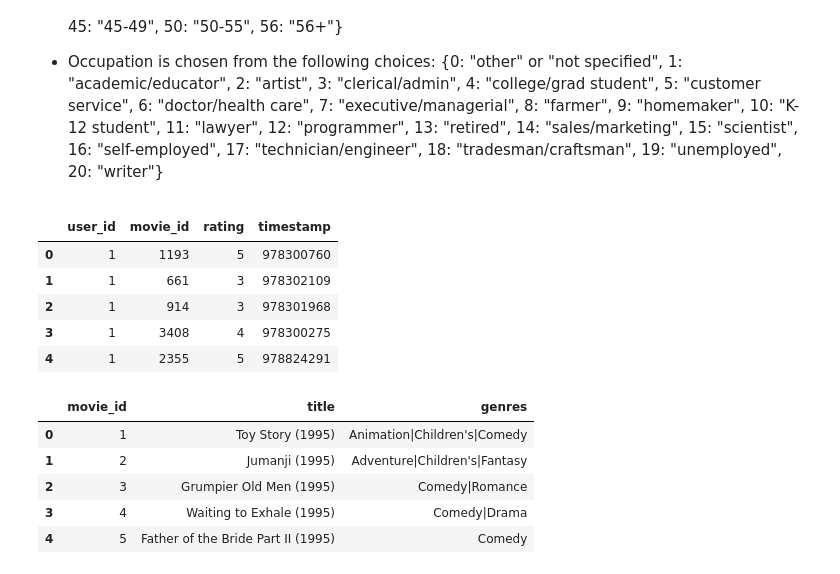
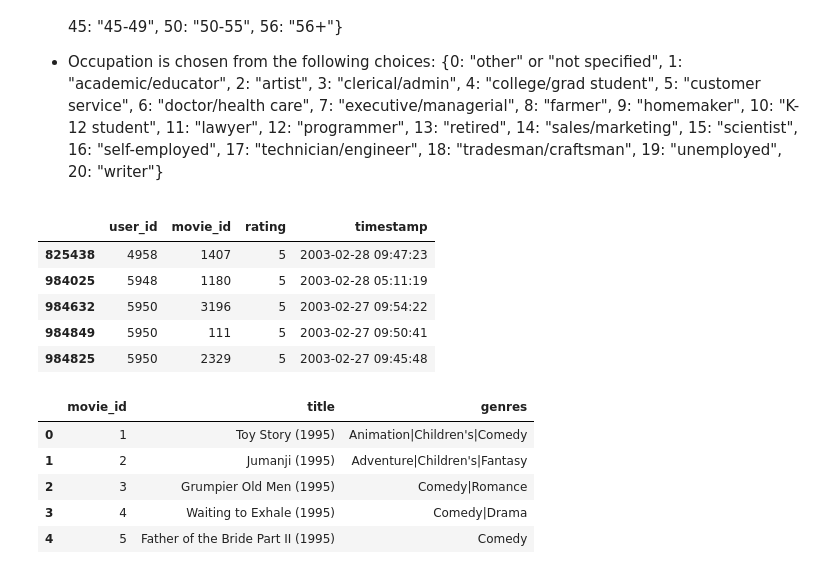
Before and after one commit to LazySiru/movieRecommendation, a Jupyter notebook: recommendationSystem/Recommendation.ipynb, the cells around one changed output. Drawn from its saved outputs; the diff is of its cells as text; code cells hidden in the pictures.

```diff
--- a/recommendationSystem/Recommendation.ipynb
+++ b/recommendationSystem/Recommendation.ipynb
@@ -28,21 +31,21 @@ entries and/or test entries
 
 - Occupation is chosen from the following choices: {0:  "other" or "not specified", 1:  "academic/educator", 2:  "artist", 3:  "clerical/admin", 4:  "college/grad student", 5:  "customer service", 6:  "doctor/health care", 7:  "executive/managerial", 8:  "farmer", 9:  "homemaker", 10:  "K-12 student", 11:  "lawyer", 12:  "programmer", 13:  "retired", 14:  "sales/marketing", 15:  "scientist", 16:  "self-employed", 17:  "technician/engineer", 18:  "tradesman/craftsman", 19:  "unemployed", 20:  "writer"}
 # %%
-ratings = pd.read_csv('./datasets/movielens-1m/ratings.dat',
+ratings = pd.read_csv('./cleaned_datasets/ratings.dat',
                  delimiter='::',
                  encoding='latin1',
                  engine = 'python',
                  header = None,
                  names = ['user_id', 'movie_id', 'rating', 'timestamp']
 )
-movies = pd.read_csv('./datasets/movielens-1m/movies.dat',
+movies = pd.read_csv('./cleaned_datasets/movies.dat',
                  delimiter='::',
                  encoding = 'latin1',
                  header = None,
                  engine = 'python',
                  names = ['movie_id', 'title', 'genres']
 )
-users = pd.read_csv('./datasets/movielens-1m/users.dat',
+users = pd.read_csv('./cleaned_datasets/users.dat',
                  delimiter='::',
                  encoding='latin1',
                  engine = 'python',
@@ -50,14 +53,20 @@ users = pd.read_csv('./datasets/movielens-1m/users.dat',
                  names = ['user_id', 'gender', 'age', 'occupation', 'zip_code']
 )
 # %%
+from datetime import datetime
+
+# TODO: later change to hive.sql
+ratings['timestamp'] = ratings['timestamp'].apply(lambda timestamp: datetime.fromtimestamp(timestamp))
+
+ratings = ratings.sort_values(['rating', 'timestamp'], ascending = [False, False])
 ratings.head()
 # %% [output]
 |  | user_id | movie_id | rating | timestamp |
-| 0 | 1 | 1193 | 5 | 978300760 |
-| 1 | 1 | 661 | 3 | 978302109 |
-| 2 | 1 | 914 | 3 | 978301968 |
-| 3 | 1 | 3408 | 4 | 978300275 |
-| 4 | 1 | 2355 | 5 | 978824291 |
+| 825438 | 4958 | 1407 | 5 | 2003-02-28 09:47:23 |
+| 984025 | 5948 | 1180 | 5 | 2003-02-28 05:11:19 |
+| 984632 | 5950 | 3196 | 5 | 2003-02-27 09:54:22 |
+| 984849 | 5950 | 111 | 5 | 2003-02-27 09:50:41 |
+| 984825 | 5950 | 2329 | 5 | 2003-02-27 09:45:48 |
 # %%
 movies.head()
 # %% [output]
```
Also changed, not shown: parts of 28 cells of this notebook, 5 other files.
